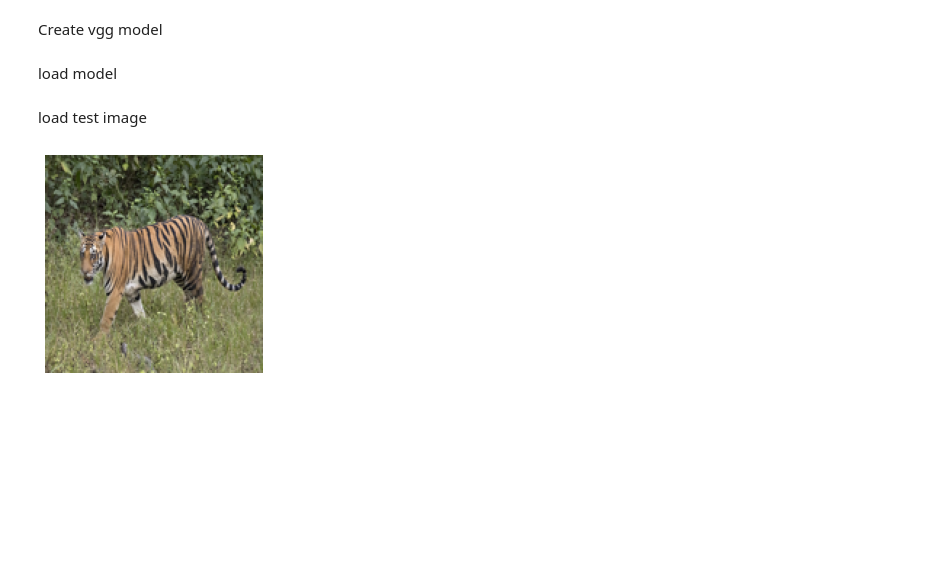
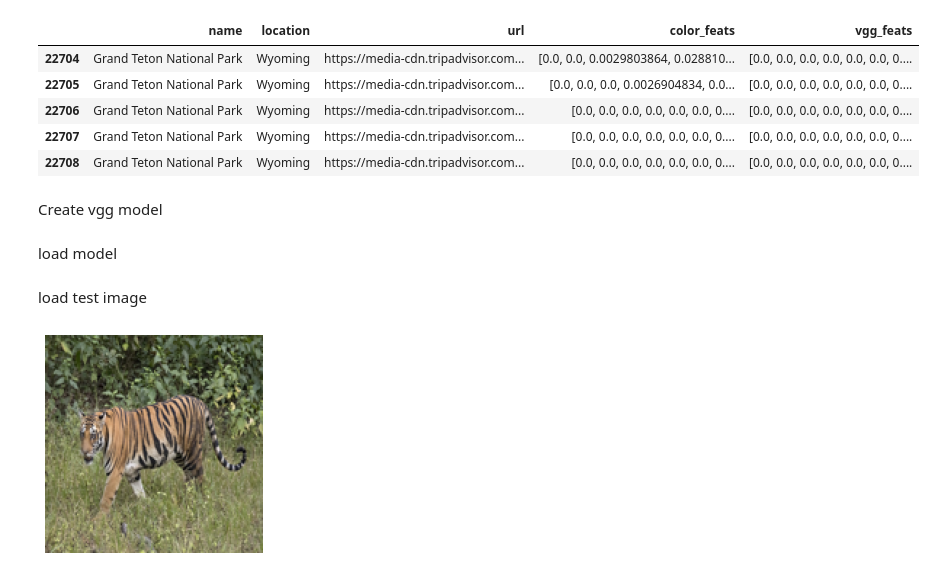
Before and after one commit to racheldilley1/lets_take_a_trip, a Jupyter notebook: Notebooks/Final Model.ipynb, the cells around one changed output. Saved outputs shown, nothing was run; the diff lists cells and outputs as text; code cells hidden in the pictures; blank space fills up the shorter version.

Commit message:
update load data for web app

```diff
--- a/Notebooks/Final Model.ipynb
+++ b/Notebooks/Final Model.ipynb
@@ -25,6 +25,26 @@ from ImageFunctions import get_color_description, histogram
 import cv2
 import imutils
 import sklearn.preprocessing as preprocessing
+# %%
+# file_name = 'parks'
+# local_path = '/Users/racheldilley/Documents/lets-take-a-trip-data/AppData/' + file_name + '_df.pkl'
+# df = pd.read_pickle(local_path)
+# mid = len(df)/2
+# dfa = df.loc[:mid,:]
+# dfa.to_pickle('/Users/racheldilley/Documents/lets-take-a-trip-data/AppData/parksA_df.pkl')
+# dfb = df.loc[mid:,:]
+# dfb.to_pickle('/Users/racheldilley/Documents/lets-take-a-trip-data/AppData/parksB_df.pkl')
+
+df = load_data('parks')
+# %%
+df.tail()
+# %% [output]
+|  | name | location | url | color_feats | vgg_feats |
+| 22704 | Grand Teton National Park | Wyoming | https://media-cdn.tripadvisor.com... | [0.0, 0.0, 0.0029803864, 0.028810... | [0.0, 0.0, 0.0, 0.0, 0.0, 0.0, 0.... |
+| 22705 | Grand Teton National Park | Wyoming | https://media-cdn.tripadvisor.com... | [0.0, 0.0, 0.0, 0.0026904834, 0.0... | [0.0, 0.0, 0.0, 0.0, 0.0, 0.0, 0.... |
+| 22706 | Grand Teton National Park | Wyoming | https://media-cdn.tripadvisor.com... | [0.0, 0.0, 0.0, 0.0, 0.0, 0.0, 0.... | [0.0, 0.0, 0.0, 0.0, 0.0, 0.0, 0.... |
+| 22707 | Grand Teton National Park | Wyoming | https://media-cdn.tripadvisor.com... | [0.0, 0.0, 0.0, 0.0, 0.0, 0.0, 0.... | [0.0, 0.0, 0.0, 0.0, 0.0, 0.0, 0.... |
+| 22708 | Grand Teton National Park | Wyoming | https://media-cdn.tripadvisor.com... | [0.0, 0.0, 0.0, 0.0, 0.0, 0.0, 0.... | [0.0, 0.0, 0.0, 0.0, 0.0, 0.0, 0.... |
 # %% [markdown]
 Create vgg model
 # %%
```
Also changed, not shown: parts of 2 cells of this notebook, 2 other files.
